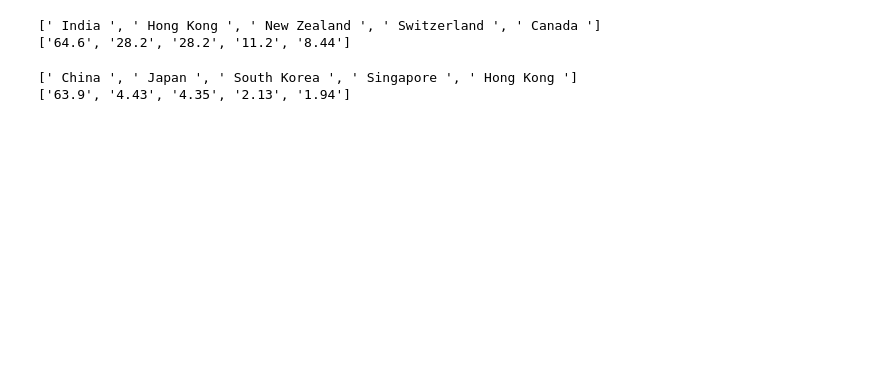
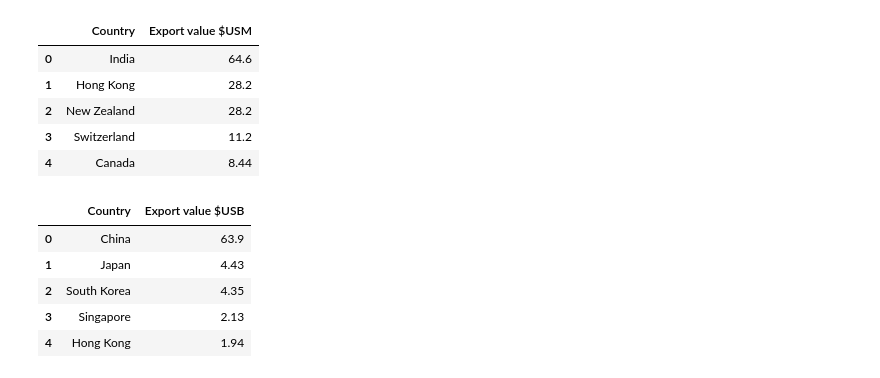
Before and after one commit to DannyBruzz/Project_3, a Jupyter notebook: Scraping exports.ipynb, the cells around one changed output. Drawn from its saved outputs; the diff is of its cells as text; code cells hidden in the pictures; blank space fills up the shorter version.

```diff
--- a/Scraping exports.ipynb
+++ b/Scraping exports.ipynb
@@ -33,22 +42,26 @@ print(data)
 # %%
 silver_url = 'https://oec.world/en/profile/bilateral-product/silver/reporter/aus'
 browser.visit(silver_url)
 html = browser.html
 soup = BeautifulSoup(html, "html.parser")
 country_list = []
 text_area = soup.find("p", class_="cp-section-paragraph cp-multi-column-section-paragraph")
 paragragh =  text_area.text
 links = text_area.find_all("a")
 for link in links:
     country_list.append(link.text)
 browser.quit()
 country_list1 = country_list[-5:]
-print(country_list1)
 data = []
 for ix, char in enumerate(paragragh):
     if char == '(':
         data.append(paragragh[ix+2 : ix+6])
-print(data)
+silver_df = pd.DataFrame({"Country":country_list1, "Export value $USM": data})
+silver_df
 # %% [output]
-[' India ', ' Hong Kong ', ' New Zealand ', ' Switzerland ', ' Canada ']
-['64.6', '28.2', '28.2', '11.2', '8.44']
+|  | Country | Export value $USM |
+| 0 | India | 64.6 |
+| 1 | Hong Kong | 28.2 |
+| 2 | New Zealand | 28.2 |
+| 3 | Switzerland | 11.2 |
+| 4 | Canada | 8.44 |
@@ -65,12 +83,16 @@ for link in links:
     country_list.append(link.text)
 browser.quit()
 country_list1 = country_list[-5:]
-print(country_list1)
 data = []
 for ix, char in enumerate(paragragh):
     if char == '(':
         data.append(paragragh[ix+2 : ix+6])
-print(data)
+iron_df = pd.DataFrame({"Country":country_list1, "Export value $USB": data})
+iron_df
 # %% [output]
-[' China ', ' Japan ', ' South Korea ', ' Singapore ', ' Hong Kong ']
-['63.9', '4.43', '4.35', '2.13', '1.94']
+|  | Country | Export value $USB |
+| 0 | China | 63.9 |
+| 1 | Japan | 4.43 |
+| 2 | South Korea | 4.35 |
+| 3 | Singapore | 2.13 |
+| 4 | Hong Kong | 1.94 |
```
Also changed, not shown: parts of 30 cells of this notebook.
